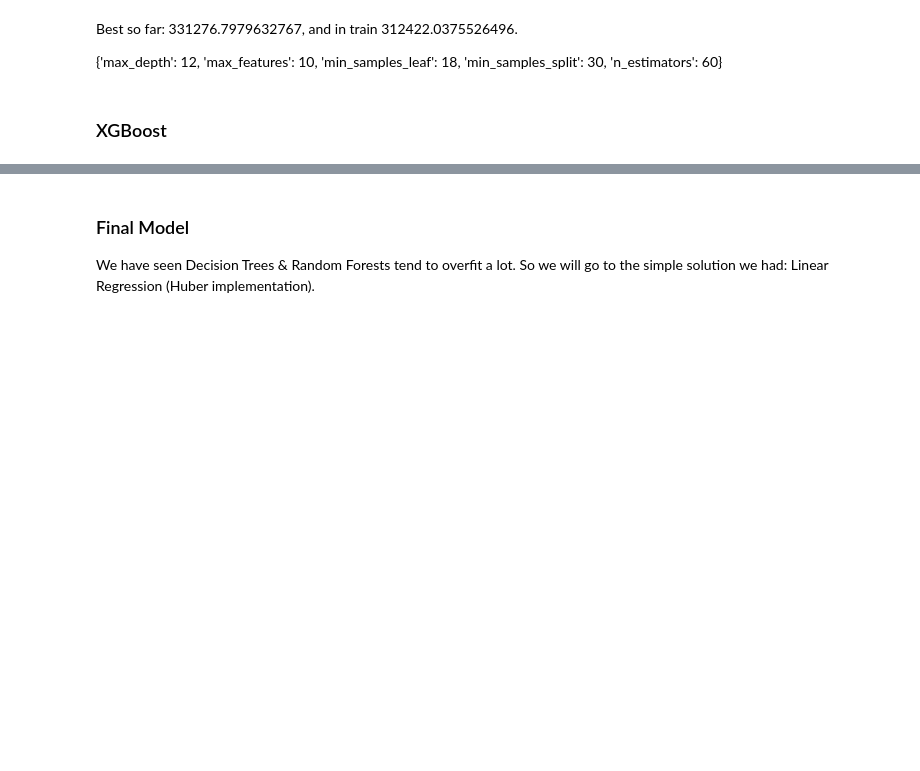
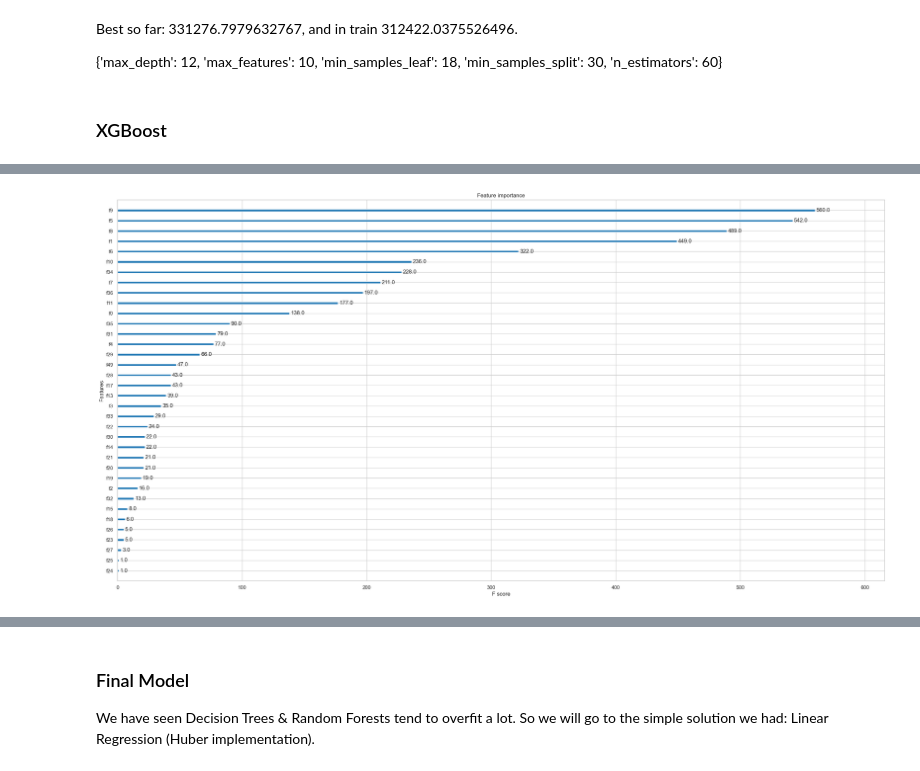
Before and after one commit to nil-andreu/machine-learning-posgrade, a Jupyter notebook: Project 2: Housing Price Prediction/House Pred.ipynb, the cells around one changed output, grey strips where cells are left out. Saved outputs shown, nothing was run; the diff lists cells and outputs as text; code cells hidden in the pictures; blank space fills up the shorter version.

```diff
--- a/Project 2: Housing Price Prediction/House Pred.ipynb
+++ b/Project 2: Housing Price Prediction/House Pred.ipynb
@@ -1720,0 +1725,13 @@ Best so far: 331276.7979632767, and in train 312422.0375526496.
+# %%
+# TODO: Train with all variables, then feature selection, and try again
+xgb_final_model = xgb.XGBRegressor().fit(X_train_set_final, Y_train_set_final)
+# %%
+# Will use all dataset, to then create feature importances (we do not want now high correlated variables)
+xgb_scaler = StandardScaler()
+
+Y_train_set_xgb = train_set_extended.Price_log
+X_train_set_xgb = train_set_extended.drop(['Price_log', 'Price'], axis=1)
+
+X_train_set_xgb = xgb_scaler.fit_transform(X_train_set_xgb)
+# %%
+xgb_final_model.fit(X_train_set_xgb, Y_train_set_xgb)
@@ -1720,0 +1750,7 @@ Best so far: 331276.7979632767, and in train 312422.0375526496.
+# %%
+fig, ax = plt.subplots(figsize=(30, 15))
+
+xgb.plot_importance(xgb_final_model, ax=ax)
+plt.show()
+# %% [output]
+[figure, added]
```
Also changed, not shown: parts of 10 cells of this notebook.
